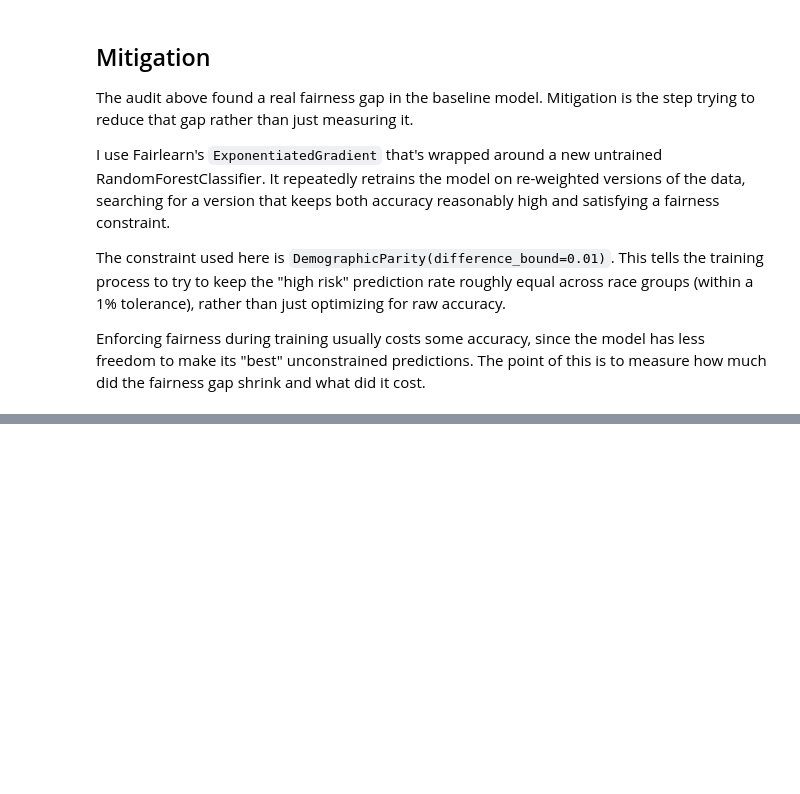
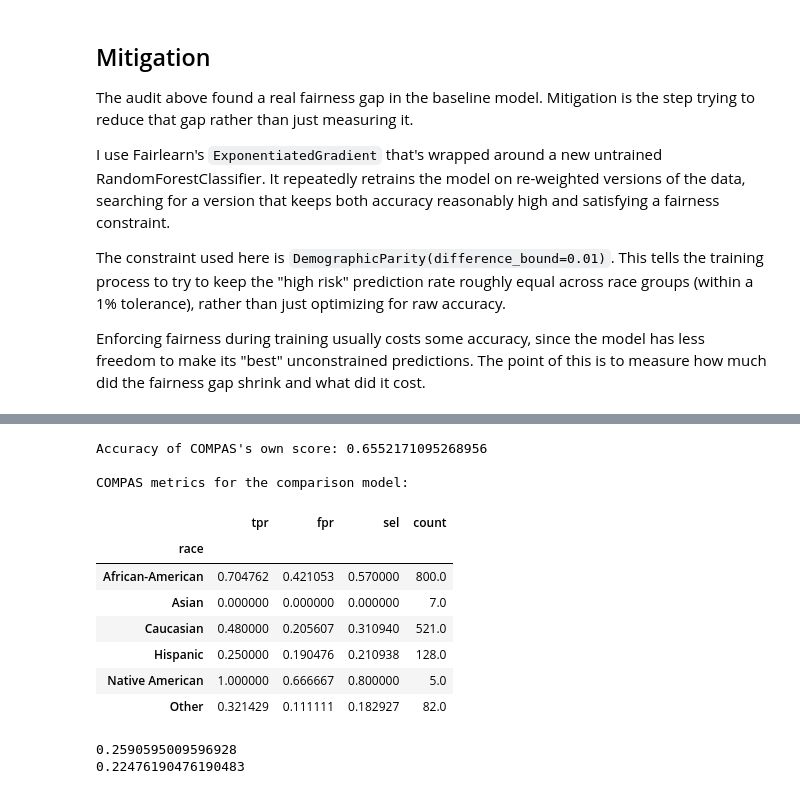
Before and after one commit to ryanmonemian/fairlearn-bias-audit, a Jupyter notebook: notebooks/bias_audit.ipynb, the cells around one changed output, grey strips where cells are left out. Cells and saved outputs as stored; diff of their text form; code cells hidden in the pictures; blank space fills up the shorter version.

Commit message:
Add Second analysis/results and model card draft

```diff
--- a/notebooks/bias_audit.ipynb
+++ b/notebooks/bias_audit.ipynb
@@ -295,0 +329,38 @@ on how the gap closes.
+# %%
+compas_prediction = df_clean.loc[val_X.index, 'score_text'].isin(['High', 'Medium']).astype(int)
+
+print(f"Accuracy of COMPAS's own score: {accuracy_score(val_y, compas_prediction)}\n")
+
+
+compas_mf = MetricFrame(
+    metrics = metrics,
+    y_true= val_y,
+    y_pred= compas_prediction,
+    sensitive_features= race_val
+)
+
+print("COMPAS metrics for the comparison model:")
+compas_mf.by_group
+# %% [output]
+Accuracy of COMPAS's own score: 0.6552171095268956
+
+COMPAS metrics for the comparison model:
+|  | tpr | fpr | sel | count |
+| race |  |  |  |  |
+| African-American | 0.704762 | 0.421053 | 0.570000 | 800.0 |
+| Asian | 0.000000 | 0.000000 | 0.000000 | 7.0 |
+| Caucasian | 0.480000 | 0.205607 | 0.310940 | 521.0 |
+| Hispanic | 0.250000 | 0.190476 | 0.210938 | 128.0 |
+| Native American | 1.000000 | 0.666667 | 0.800000 | 5.0 |
+| Other | 0.321429 | 0.111111 | 0.182927 | 82.0 |
+# %%
+mask = race_val.isin(['African-American', 'Caucasian'])
+
+dpd_compas = demographic_parity_difference(val_y[mask], compas_prediction[mask], sensitive_features=race_val[mask])
+eod_compas = equalized_odds_difference(val_y[mask], compas_prediction[mask], sensitive_features=race_val[mask])
+
+print(dpd_compas)
+print(eod_compas)
+# %% [output]
+0.2590595009596928
+0.22476190476190483
```
Also changed, not shown: parts of 9 cells of this notebook, 1 other file.
